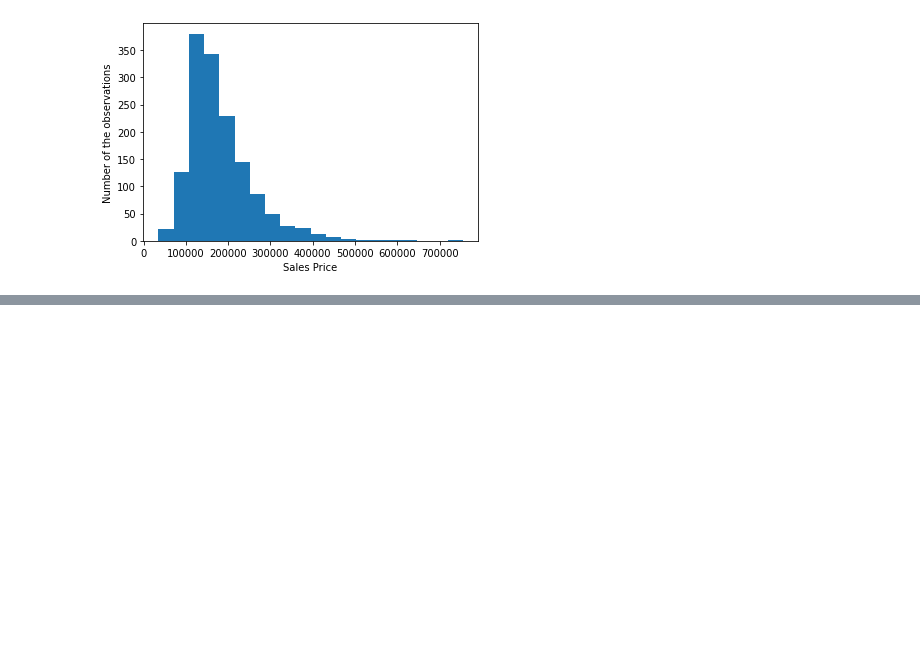
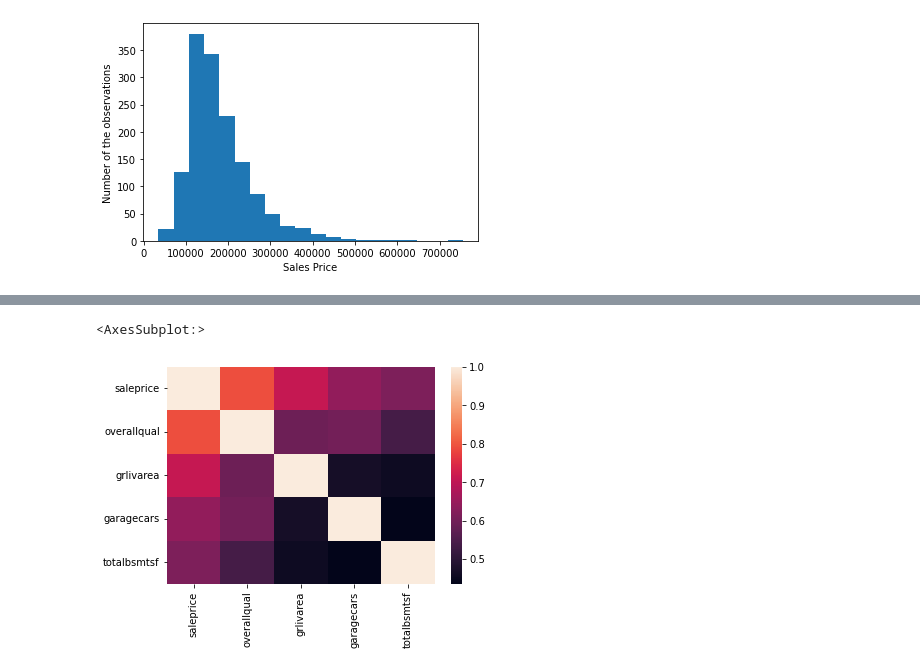
Before and after one commit to jayapat/datascience_projects, a Jupyter notebook: project-2-house-price-eda.ipynb, the cells around one changed output, grey strips where cells are left out. Saved outputs shown, nothing was run; the diff lists cells and outputs as text; code cells hidden in the pictures; blank space fills up the shorter version.

```diff
--- a/project-2-house-price-eda.ipynb
+++ b/project-2-house-price-eda.ipynb
@@ -128,0 +136,7 @@ sns.histplot(train_df, x = train_df.saleprice)
+# %%
+# now lets make the heatmap plot
+x = train_df[['saleprice', 'overallqual', 'grlivarea', 'garagecars', 'totalbsmtsf']].corr()
+sns.heatmap(x)
+# %% [output]
+<AxesSubplot:>
+[figure, added]
```
Also changed, not shown: parts of 9 cells of this notebook.
